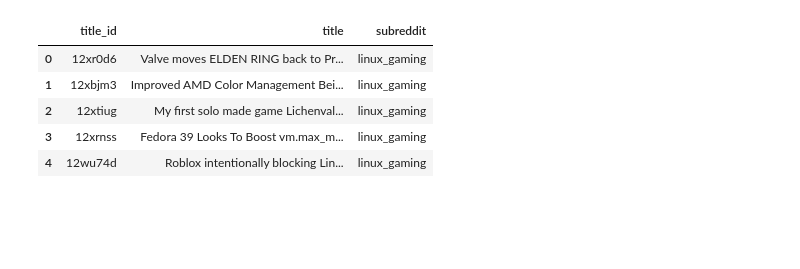
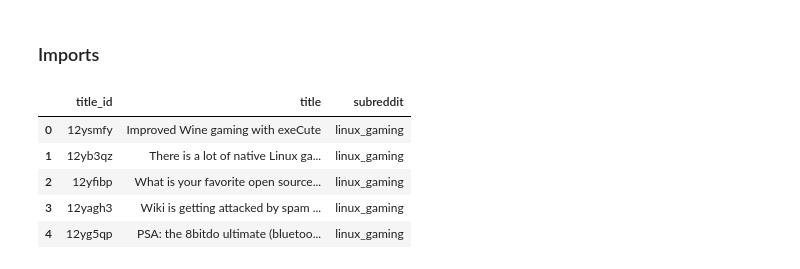
Before and after one commit to EKYS12/NLP_Reddit_linux_gaming_and_Steamdeck, a Jupyter notebook: notebooks/eda.ipynb, the cells around one changed output. Cells and saved outputs as stored; diff of their text form; code cells hidden in the pictures; blank space fills up the shorter version.

Commit message:
pulled more data and started eda

```diff
--- a/notebooks/eda.ipynb
+++ b/notebooks/eda.ipynb
@@ -1,3 +5,5 @@
+# %% [markdown]
+### Imports
 # %%
 import pandas as pd
 import numpy as np
@@ -5,5 +11,9 @@ import matplotlib.pyplot as plt
 import seaborn as sns
 
 from sklearn.feature_extraction.text import CountVectorizer
+# %%
+# Allowing more text from the Title and Comments to be shown.
+pd.options.display.max_colwidth = 400
 # %%
-df = pd.read_csv('../data/linux_gaming_SteamDeck_merged_title_data.csv')
+# Grabbing the Title data and storing it in a dataframe
+titles = pd.read_csv('../data/linux_gaming_SteamDeck_merged_title_data.csv')
@@ -10,9 +23,9 @@ df = pd.read_csv('../data/linux_gaming_SteamDeck_merged_title_data.csv')
 # %%
-df.head()
+titles.head()
 # %% [output]
 |  | title_id | title | subreddit |
-| 0 | 12xr0d6 | Valve moves ELDEN RING back to Pr... | linux_gaming |
-| 1 | 12xbjm3 | Improved AMD Color Management Bei... | linux_gaming |
-| 2 | 12xtiug | My first solo made game Lichenval... | linux_gaming |
-| 3 | 12xrnss | Fedora 39 Looks To Boost vm.max_m... | linux_gaming |
-| 4 | 12wu74d | Roblox intentionally blocking Lin... | linux_gaming |
+| 0 | 12ysmfy | Improved Wine gaming with exeCute | linux_gaming |
+| 1 | 12yb3qz | There is a lot of native Linux ga... | linux_gaming |
+| 2 | 12yfibp | What is your favorite open source... | linux_gaming |
+| 3 | 12yagh3 | Wiki is getting attacked by spam ... | linux_gaming |
+| 4 | 12yg5qp | PSA: the 8bitdo ultimate (bluetoo... | linux_gaming |
```
Also changed, not shown: parts of 25 cells of this notebook, 10 other files.
